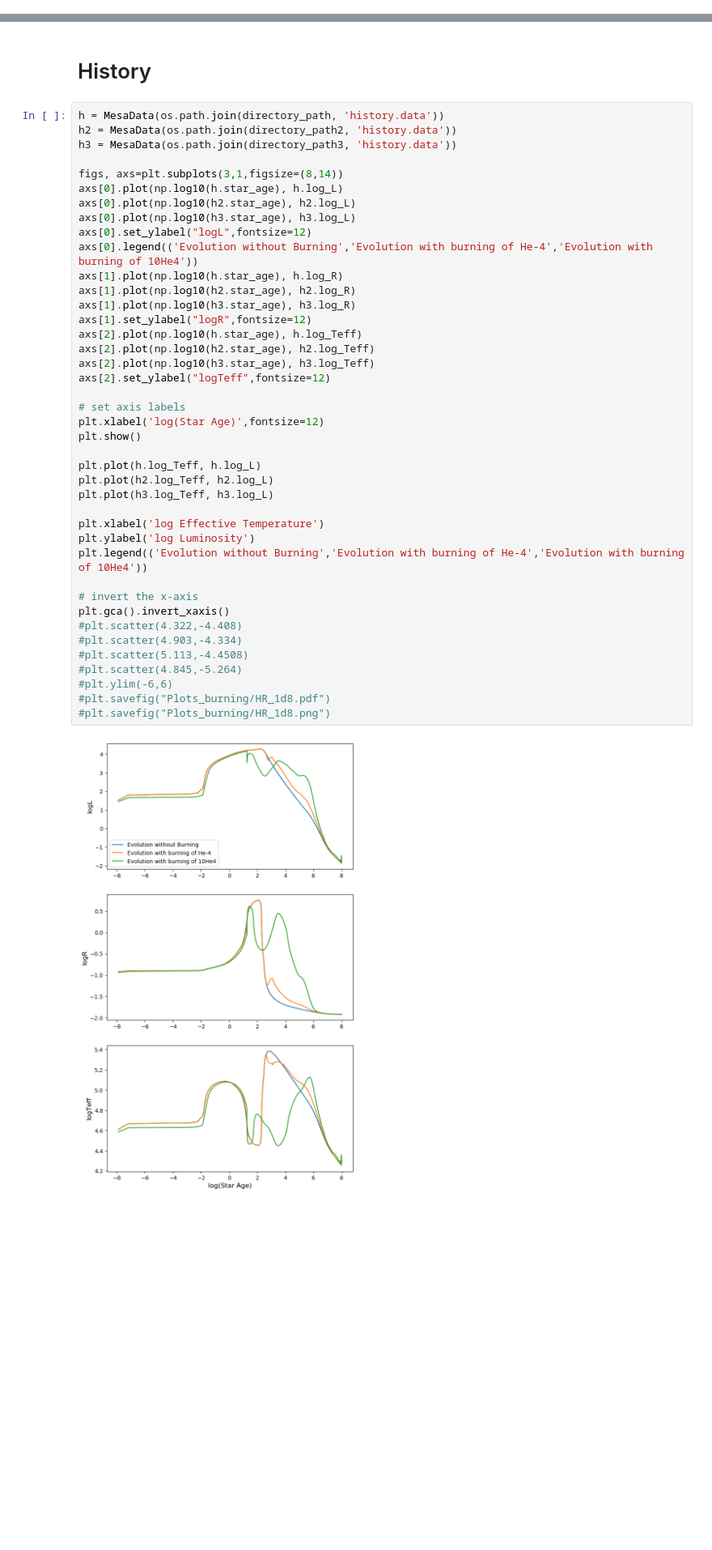
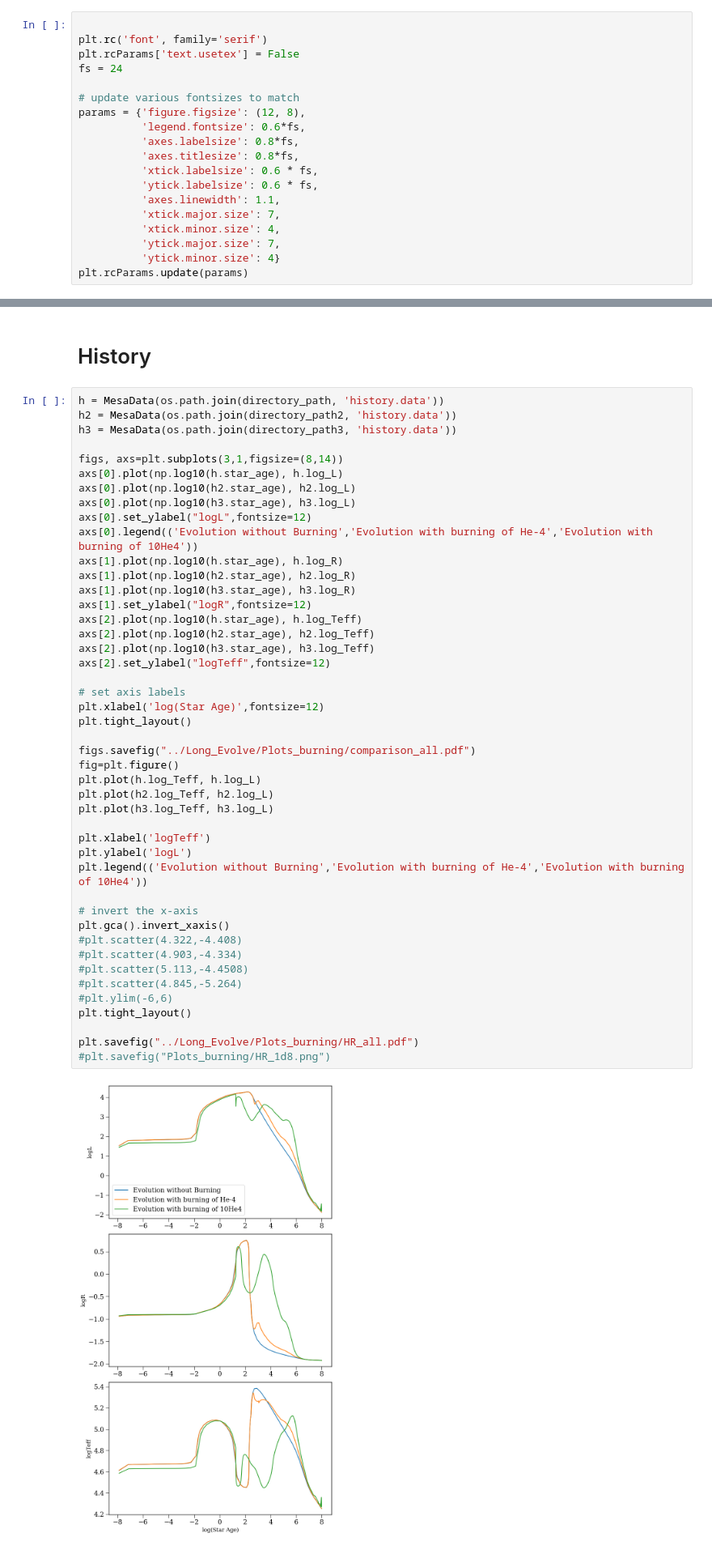
Before and after one commit to aakashbhat/KavliSP23, a Jupyter notebook: Test1/Python/Evolution_interpret.ipynb, the cells around one changed output, grey strips where cells are left out. Shown at 81% size. Cells and saved outputs as stored; diff of their text form; blank space fills up the shorter version.

Commit message:
new plot

```diff
--- a/Test1/Python/Evolution_interpret.ipynb
+++ b/Test1/Python/Evolution_interpret.ipynb
@@ -9,6 +9,25 @@ import numpy as np
 from IPython.display import display
 from IPython.display import clear_output
 from ipywidgets import interact
+# %%
+
+plt.rc('font', family='serif')
+plt.rcParams['text.usetex'] = False
+fs = 24
+
+# update various fontsizes to match
+params = {'figure.figsize': (12, 8),
+          'legend.fontsize': 0.6*fs,
+          'axes.labelsize': 0.8*fs,
+          'axes.titlesize': 0.8*fs,
+          'xtick.labelsize': 0.6 * fs,
+          'ytick.labelsize': 0.6 * fs,
+          'axes.linewidth': 1.1,
+          'xtick.major.size': 7,
+          'xtick.minor.size': 4,
+          'ytick.major.size': 7,
+          'ytick.minor.size': 4}
+plt.rcParams.update(params)
 # %%
 # Define the directory path where the files are located
 directory_path = '/userdata/data/bhat/D6/KavliSP23/Test1/Long_Evolve/LOGS_evolved_1D8years/'
@@ -81,35 +100,39 @@ axs[0].plot(np.log10(h2.star_age), h2.log_L)
 axs[0].plot(np.log10(h3.star_age), h3.log_L)
 axs[0].set_ylabel("logL",fontsize=12)
 axs[0].legend(('Evolution without Burning','Evolution with burning of He-4','Evolution with burning of 10He4'))
 axs[1].plot(np.log10(h.star_age), h.log_R)
 axs[1].plot(np.log10(h2.star_age), h2.log_R)
 axs[1].plot(np.log10(h3.star_age), h3.log_R)
 axs[1].set_ylabel("logR",fontsize=12)
 axs[2].plot(np.log10(h.star_age), h.log_Teff)
 axs[2].plot(np.log10(h2.star_age), h2.log_Teff)
 axs[2].plot(np.log10(h3.star_age), h3.log_Teff)
 axs[2].set_ylabel("logTeff",fontsize=12)
 
 # set axis labels
 plt.xlabel('log(Star Age)',fontsize=12)
-plt.show()
+plt.tight_layout()
 
+figs.savefig("../Long_Evolve/Plots_burning/comparison_all.pdf")
+fig=plt.figure()
 plt.plot(h.log_Teff, h.log_L)
 plt.plot(h2.log_Teff, h2.log_L)
 plt.plot(h3.log_Teff, h3.log_L)
 
-plt.xlabel('log Effective Temperature')
-plt.ylabel('log Luminosity')
+plt.xlabel('logTeff')
+plt.ylabel('logL')
 plt.legend(('Evolution without Burning','Evolution with burning of He-4','Evolution with burning of 10He4'))
 
 # invert the x-axis
 plt.gca().invert_xaxis()
 #plt.scatter(4.322,-4.408)
 #plt.scatter(4.903,-4.334)
 #plt.scatter(5.113,-4.4508)
 #plt.scatter(4.845,-5.264)
 #plt.ylim(-6,6)
-#plt.savefig("Plots_burning/HR_1d8.pdf")
+plt.tight_layout()
+
+plt.savefig("../Long_Evolve/Plots_burning/HR_all.pdf")
 #plt.savefig("Plots_burning/HR_1d8.png")
 # %% [output]
-[figure, old version]
+[figure, new version]
```
Also changed, not shown: parts of 1 cell of this notebook, 9 other files.
